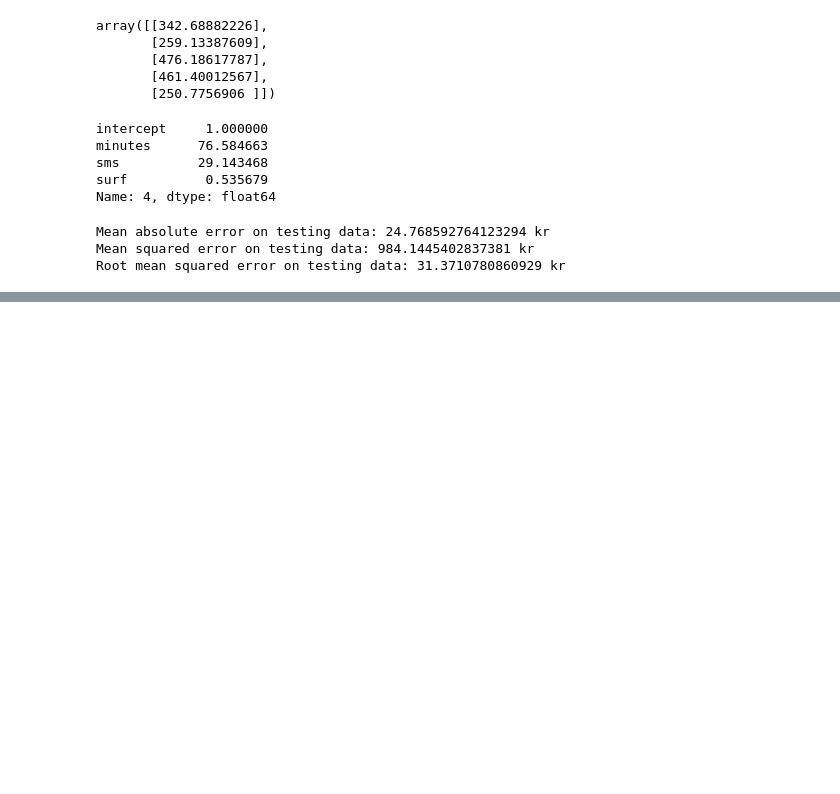
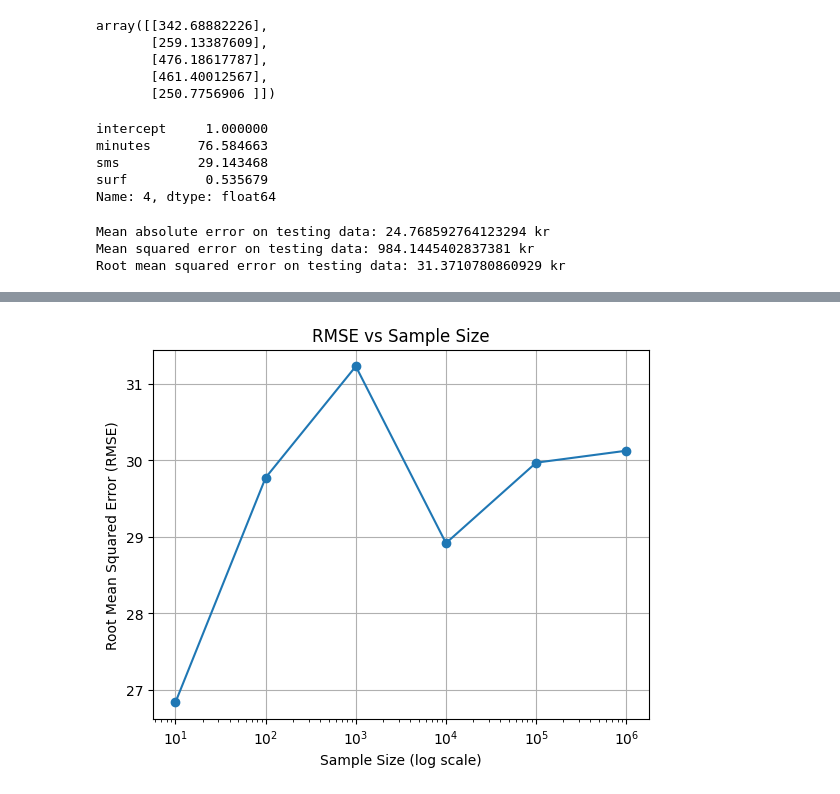
Before and after one commit to DeerBay/Machine-learning-Julia-Sjoholm, a Jupyter notebook: Exercises/E00_linear_regression.ipynb, the cells around one changed output, grey strips where cells are left out. Saved outputs shown, nothing was run; the diff lists cells and outputs as text; code cells hidden in the pictures; blank space fills up the shorter version.

```diff
--- a/Exercises/E00_linear_regression.ipynb
+++ b/Exercises/E00_linear_regression.ipynb
@@ -544,46 +544,64 @@ Root mean squared error on testing data: 31.3710780860929 kr
 # %%
 import numpy as np
 import pandas as pd
-from sklearn.model_selection import train_test_split
+import matplotlib.pyplot as plt
 
-# Data Generation
-np.random.seed(42)
-sample = 10
-minutes = np.abs(np.random.normal(loc=100, scale=100, size=sample))
-sms = np.random.uniform(low=0, high=50, size=sample)
-surf = np.abs(np.random.normal(loc=0, scale=2, size=sample))
-e = np.abs(np.random.normal(loc=0, scale=50, size=sample))
-y = 25 + (2 * minutes) + (0.5 * sms) + (50 * surf) + e
-df = pd.DataFrame({
-    'minutes': minutes,
-    'sms': sms,
-    'surf': surf,
-    'cost': y
-})
-df.insert(0, 'intercept', 1)
+# Define a function to perform the regression fit
+def regression_fit(X, y):
+    return np.linalg.inv(X.T @ X) @ X.T @ y
 
-# Filtering Data
-filtered_df = df.query("minutes < 300 and surf < 4 and cost > 0")
+# Define a function to calculate RMSE
+def calculate_rmse(y_true, y_pred):
+    return np.sqrt(np.mean((y_true - y_pred) ** 2))
 
-# Data Splitting
-X = filtered_df.drop('cost', axis='columns')
-y = filtered_df['cost']
-X_train, X_test, y_train, y_test = train_test_split(X, y, test_size=0.2, random_state=42)
+# Initialize sample sizes
+sample_sizes = [10, 100, 1000, 10000, 100000, 1000000]
 
-# Model Fitting
-regression_fit = lambda X, y: np.linalg.inv(X.T @ X) @ X.T @ y
-beta_hat = regression_fit(X_train, y_train)
+# Initialize lists to store RMSE values
+rmse_values = []
 
-# Prediction
-y_hat = X_test @ beta_hat
+for sample_size in sample_sizes:
+    # Data Generation
+    np.random.seed(42)
+    minutes = np.abs(np.random.normal(loc=100, scale=100, size=sample_size))
+    sms = np.random.uniform(low=0, high=50, size=sample_size)
+    surf = np.abs(np.random.normal(loc=0, scale=2, size=sample_size))
+    e = np.abs(np.random.normal(loc=0, scale=50, size=sample_size))
+    y = 25 + (2 * minutes) + (0.5 * sms) + (50 * surf) + e
+    df = pd.DataFrame({
+        'intercept': np.ones(sample_size),
+        'minutes': minutes,
+        'sms': sms,
+        'surf': surf,
+        'cost': y
+    })
 
-# Evaluation Metrics
-m = len(y_test)
-mean_absolute_error = np.mean(np.abs(y_test - y_hat))
-mean_squared_error = np.mean((y_test - y_hat) ** 2)
-root_mean_squared_error = np.sqrt(mean_squared_error)
+    # Filtering Data
+    filtered_df = df.query("minutes < 300 and surf < 4 and cost > 0")
 
-print(f"Mean absolute error on testing data: {mean_absolute_error} kr")
-print(f"Mean squared error on testing data: {mean_squared_error} kr")
-print(f"Root mean squared error on testing data: {root_mean_squared_error} kr")
+    # Data Splitting
+    X = filtered_df[['intercept', 'minutes', 'sms', 'surf']].values # .values return a Numpy rep of DF
+    y = filtered_df['cost'].values
+    train_size = int(0.8 * len(X))
+    X_train, X_test = X[:train_size], X[train_size:]
+    y_train, y_test = y[:train_size], y[train_size:]
+
+    # Model Fitting
+    beta_hat = regression_fit(X_train, y_train)
+
+    # Prediction
+    y_hat = X_test @ beta_hat
+
+    # Calculate RMSE
+    rmse = calculate_rmse(y_test, y_hat)
+    rmse_values.append(rmse)
+
+# Plot RMSE against sample size
+plt.plot(sample_sizes, rmse_values, marker='o')
+plt.xscale('log')  # Log scale for x-axis
+plt.xlabel('Sample Size (log scale)')
+plt.ylabel('Root Mean Squared Error (RMSE)')
+plt.title('RMSE vs Sample Size')
+plt.grid(True)
+plt.show()
 # %% [output]
@@ -590,0 +608 @@ ModuleNotFoundError: No module named 'sklearn'
+[figure, added]
```
Also changed, not shown: parts of 1 cell of this notebook.
